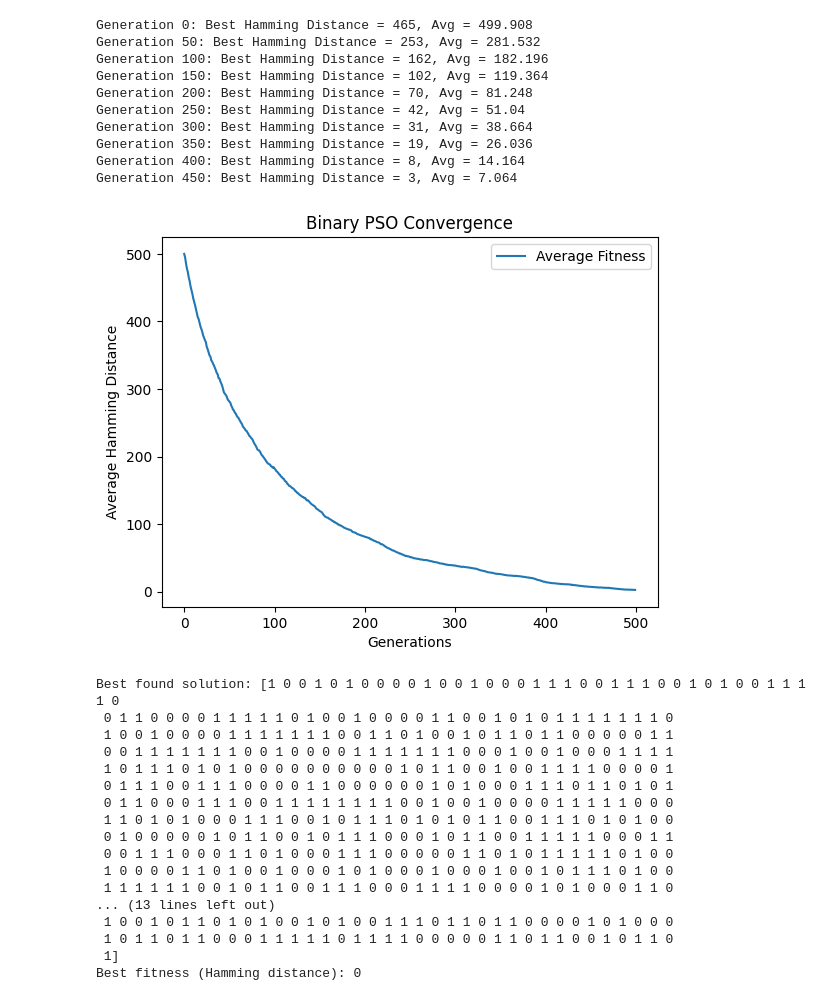
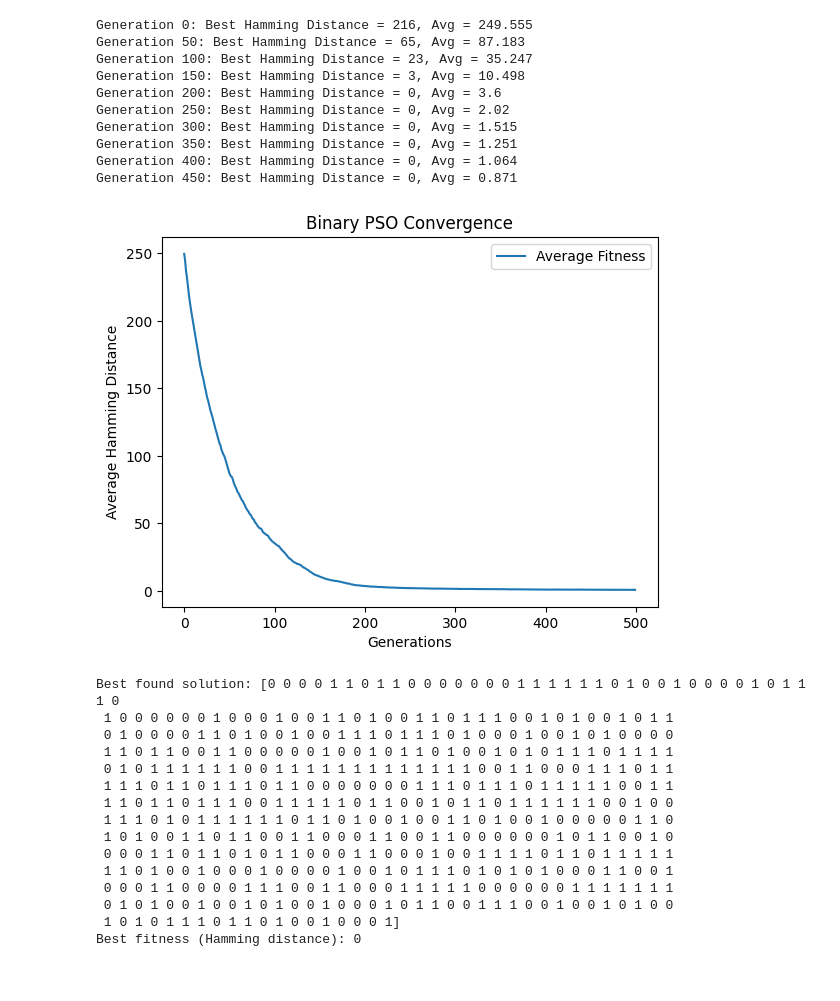
Before and after one commit to paoloAngelino/RCproject_code, a Jupyter notebook: sean_ann_python/particle_swarm_optimization_test.ipynb, the cells around one changed output. Drawn from its saved outputs; the diff is of its cells as text; code cells hidden in the pictures.

```diff
--- a/sean_ann_python/particle_swarm_optimization_test.ipynb
+++ b/sean_ann_python/particle_swarm_optimization_test.ipynb
@@ -4,8 +4,8 @@ import random
 import matplotlib.pyplot as plt
 
 # PSO Parameters
-POP_SIZE = 250  # Number of particles
-FEATURE_COUNT = 1000  # Number of genes (binary selection)
+POP_SIZE = 1000  # Number of particles
+FEATURE_COUNT = 500  # Number of genes (binary selection)
 N_GENERATIONS = 500  # Max generations
 W = 1  # Inertia weight
 C1 = 1.5  # Cognitive weight (particle’s own best)
@@ -69,58 +69,56 @@ def binary_pso(target_individual):
                       C2 * r2 * (g_best - population))
 
         # Update positions using the binary update rule
         population = update_positions(population, velocities)
 
         # Track progress
         avg_fitness = np.mean(fitness_scores)
         fitness_history.append(avg_fitness)
 
         # Print every 10 generations
         if gen % 50 == 0:
             print(f"Generation {gen}: Best Hamming Distance = {g_best_score}, Avg = {avg_fitness}")
 
     # Plot fitness over generations
     plt.plot(fitness_history, label="Average Fitness")
     plt.xlabel("Generations")
     plt.ylabel("Average Hamming Distance")
     plt.title("Binary PSO Convergence")
     plt.legend()
     plt.show()
 
     return g_best, g_best_score
 
 # Run the BPSO
 target_individual = np.random.randint(2, size=FEATURE_COUNT)  # Random target to mimic genes
 best_solution, best_fitness = binary_pso(target_individual)
 
 print("\nBest found solution:", best_solution)
 print("Best fitness (Hamming distance):", best_fitness)
 # %% [output]
-Generation 0: Best Hamming Distance = 465, Avg = 499.908
-Generation 50: Best Hamming Distance = 253, Avg = 281.532
-Generation 100: Best Hamming Distance = 162, Avg = 182.196
-Generation 150: Best Hamming Distance = 102, Avg = 119.364
-Generation 200: Best Hamming Distance = 70, Avg = 81.248
-Generation 250: Best Hamming Distance = 42, Avg = 51.04
-Generation 300: Best Hamming Distance = 31, Avg = 38.664
-Generation 350: Best Hamming Distance = 19, Avg = 26.036
-Generation 400: Best Hamming Distance = 8, Avg = 14.164
-Generation 450: Best Hamming Distance = 3, Avg = 7.064
+Generation 0: Best Hamming Distance = 216, Avg = 249.555
+Generation 50: Best Hamming Distance = 65, Avg = 87.183
+Generation 100: Best Hamming Distance = 23, Avg = 35.247
+Generation 150: Best Hamming Distance = 3, Avg = 10.498
+Generation 200: Best Hamming Distance = 0, Avg = 3.6
+Generation 250: Best Hamming Distance = 0, Avg = 2.02
+Generation 300: Best Hamming Distance = 0, Avg = 1.515
+Generation 350: Best Hamming Distance = 0, Avg = 1.251
+Generation 400: Best Hamming Distance = 0, Avg = 1.064
+Generation 450: Best Hamming Distance = 0, Avg = 0.871
-[figure, old version]
+[figure, new version]
-Best found solution: [1 0 0 1 0 1 0 0 0 0 1 0 0 1 0 0 0 1 1 1 0 0 1 1 1 0 0 1 0 1 0 0 1 1 1 1 0
- 0 1 1 0 0 0 0 1 1 1 1 1 0 1 0 0 1 0 0 0 0 1 1 0 0 1 0 1 0 1 1 1 1 1 1 1 0
- 1 0 0 1 0 0 0 0 1 1 1 1 1 1 1 0 0 1 1 0 1 0 0 1 0 1 1 0 1 1 0 0 0 0 0 1 1
- 0 0 1 1 1 1 1 1 1 0 0 1 0 0 0 0 1 1 1 1 1 1 1 0 0 0 1 0 0 1 0 0 0 1 1 1 1
- 1 0 1 1 1 0 1 0 1 0 0 0 0 0 0 0 0 0 0 1 0 1 1 0 0 1 0 0 1 1 1 1 0 0 0 0 1
- 0 1 1 1 0 0 1 1 1 0 0 0 0 1 1 0 0 0 0 0 0 1 0 1 0 0 0 1 1 1 0 1 1 0 1 0 1
- 0 1 1 0 0 0 1 1 1 0 0 1 1 1 1 1 1 1 1 0 0 1 0 0 1 0 0 0 0 1 1 1 1 1 0 0 0
- 1 1 0 1 0 1 0 0 0 1 1 1 0 0 1 0 1 1 1 0 1 0 1 0 1 1 0 0 1 1 1 0 1 0 1 0 0
- 0 1 0 0 0 0 0 1 0 1 1 0 0 1 0 1 1 1 0 0 0 1 0 1 1 0 0 1 1 1 1 1 0 0 0 1 1
- 0 0 1 1 1 0 0 0 1 1 0 1 0 0 0 1 1 1 0 0 0 0 0 1 1 0 1 0 1 1 1 1 1 0 1 0 0
- 1 0 0 0 0 1 1 0 1 0 0 1 0 0 0 1 0 1 0 0 0 1 0 0 0 1 0 0 1 0 1 1 1 0 1 0 0
- 1 1 1 1 1 1 0 0 1 0 1 1 0 0 1 1 1 0 0 0 1 1 1 1 0 0 0 0 1 0 1 0 0 0 1 1 0
-... (13 lines left out)
- 1 0 0 1 0 1 1 0 1 0 1 0 0 1 0 1 0 0 1 1 1 0 1 1 0 1 1 0 0 0 0 1 0 1 0 0 0
- 1 0 1 1 0 1 1 0 0 0 1 1 1 1 1 0 1 1 1 1 0 0 0 0 0 1 1 0 1 1 0 0 1 0 1 1 0
- 1]
+Best found solution: [0 0 0 0 1 1 0 1 1 0 0 0 0 0 0 0 1 1 1 1 1 1 0 1 0 0 1 0 0 0 0 1 0 1 1 1 0
+ 1 0 0 0 0 0 0 1 0 0 0 1 0 0 1 1 0 1 0 0 1 1 0 1 1 1 0 0 1 0 1 0 0 1 0 1 1
+ 0 1 0 0 0 0 1 1 0 1 0 0 1 0 0 1 1 1 0 1 1 1 0 1 0 0 0 1 0 0 1 0 1 0 0 0 0
+ 1 1 0 1 1 0 0 1 1 0 0 0 0 0 1 0 0 1 0 1 1 0 1 0 0 1 0 1 0 1 1 1 0 1 1 1 1
+ 0 1 0 1 1 1 1 1 1 0 0 1 1 1 1 1 1 1 1 1 1 1 1 1 0 0 1 1 0 0 0 1 1 1 0 1 1
+ 1 1 1 0 1 1 0 1 1 1 0 1 1 0 0 0 0 0 0 0 1 1 1 0 1 1 1 0 1 1 1 1 1 0 0 1 1
+ 1 1 0 1 1 0 1 1 1 0 0 1 1 1 1 1 0 1 1 0 0 1 0 1 1 0 1 1 1 1 1 1 0 0 1 0 0
+ 1 1 1 0 1 0 1 1 1 1 1 1 0 1 1 0 1 0 0 1 0 0 1 1 0 1 0 0 1 0 0 0 0 0 1 1 0
+ 1 0 1 0 0 1 1 0 1 1 0 0 1 1 0 0 0 1 1 0 0 1 1 0 0 0 0 0 0 1 0 1 1 0 0 1 0
+ 0 0 0 1 1 0 1 1 0 1 0 1 1 0 0 0 1 1 0 0 0 1 0 0 1 1 1 1 0 1 1 0 1 1 1 1 1
+ 1 1 0 1 0 0 1 0 0 0 1 0 0 0 0 1 0 0 1 0 1 1 1 0 1 0 1 0 1 0 0 0 1 1 0 0 1
+ 0 0 0 1 1 0 0 0 0 1 1 1 0 0 1 1 0 0 0 1 1 1 1 1 0 0 0 0 0 0 1 1 1 1 1 1 1
+ 0 1 0 1 0 0 1 0 0 1 0 1 0 0 1 0 0 0 1 0 1 1 0 0 1 1 1 0 0 1 0 0 1 0 1 0 0
+ 1 0 1 0 1 1 1 0 1 1 0 1 0 0 1 0 0 0 1]
 Best fitness (Hamming distance): 0
```
